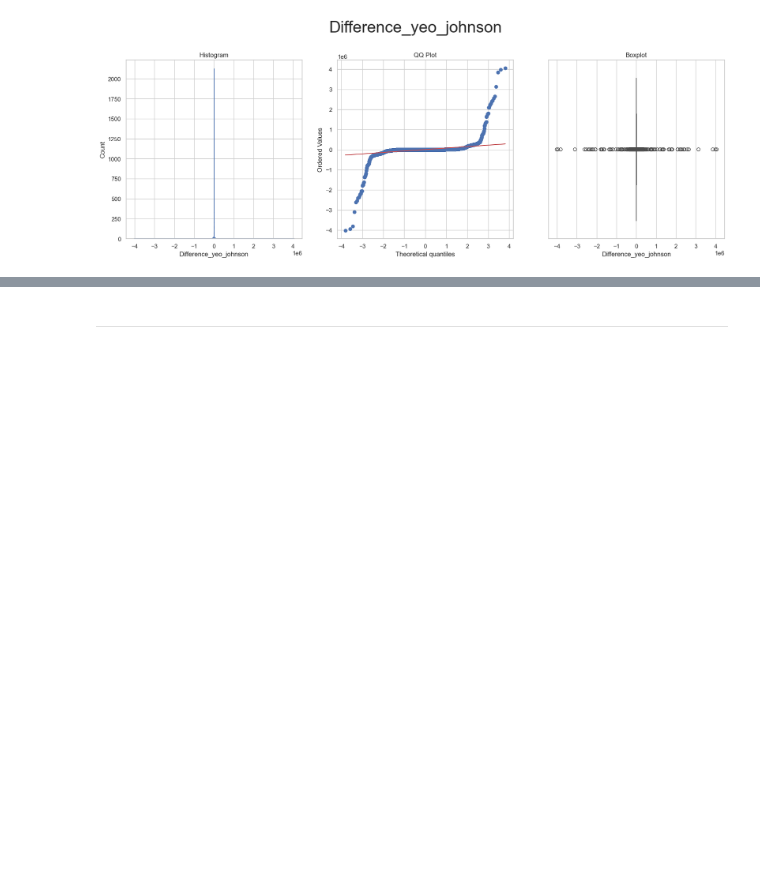
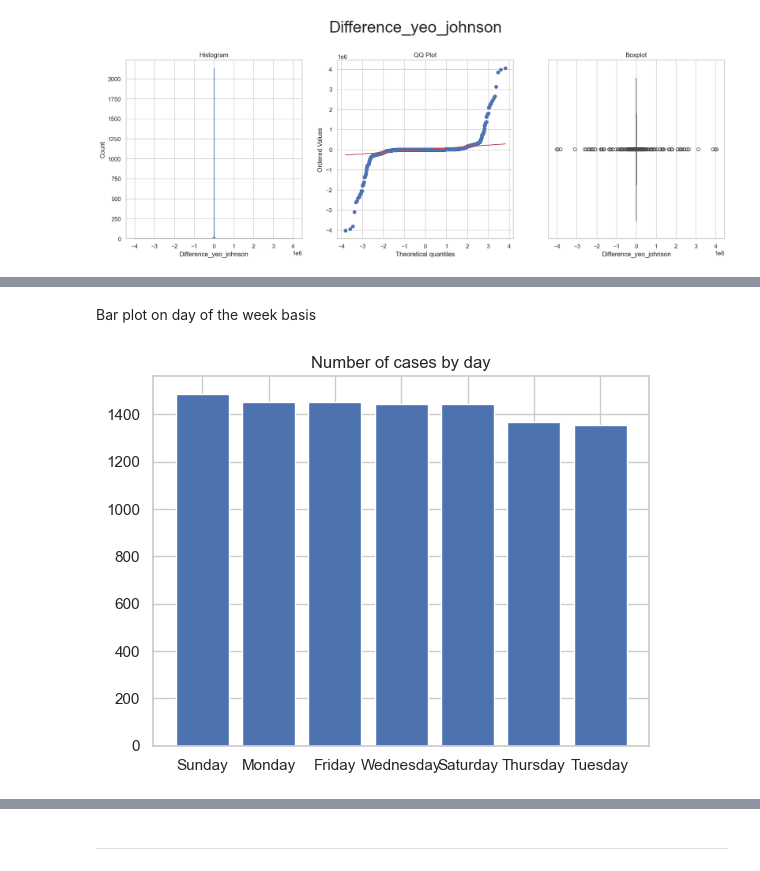
Before and after one commit to alikar84/First_project_Covid19-, a Jupyter notebook: jupyter_notebooks/Notebook_Template.ipynb, the cells around one changed output, grey strips where cells are left out. Drawn from its saved outputs; the diff is of its cells as text; code cells hidden in the pictures; blank space fills up the shorter version.

```diff
--- a/jupyter_notebooks/Notebook_Template.ipynb
+++ b/jupyter_notebooks/Notebook_Template.ipynb
@@ -957,0 +1043,3 @@ Section 2 content
+# %%
+cc=df['Day'].value_counts()
+cc
@@ -957,0 +1056,8 @@ Section 2 content
+# %% [markdown]
+Bar plot on day of the week basis
+# %%
+plt.bar(x=cc.index, height=cc)
+plt.title("Number of cases by day")
+plt.show()
+# %% [output]
+[figure, added]
```
Also changed, not shown: parts of 70 cells of this notebook.
